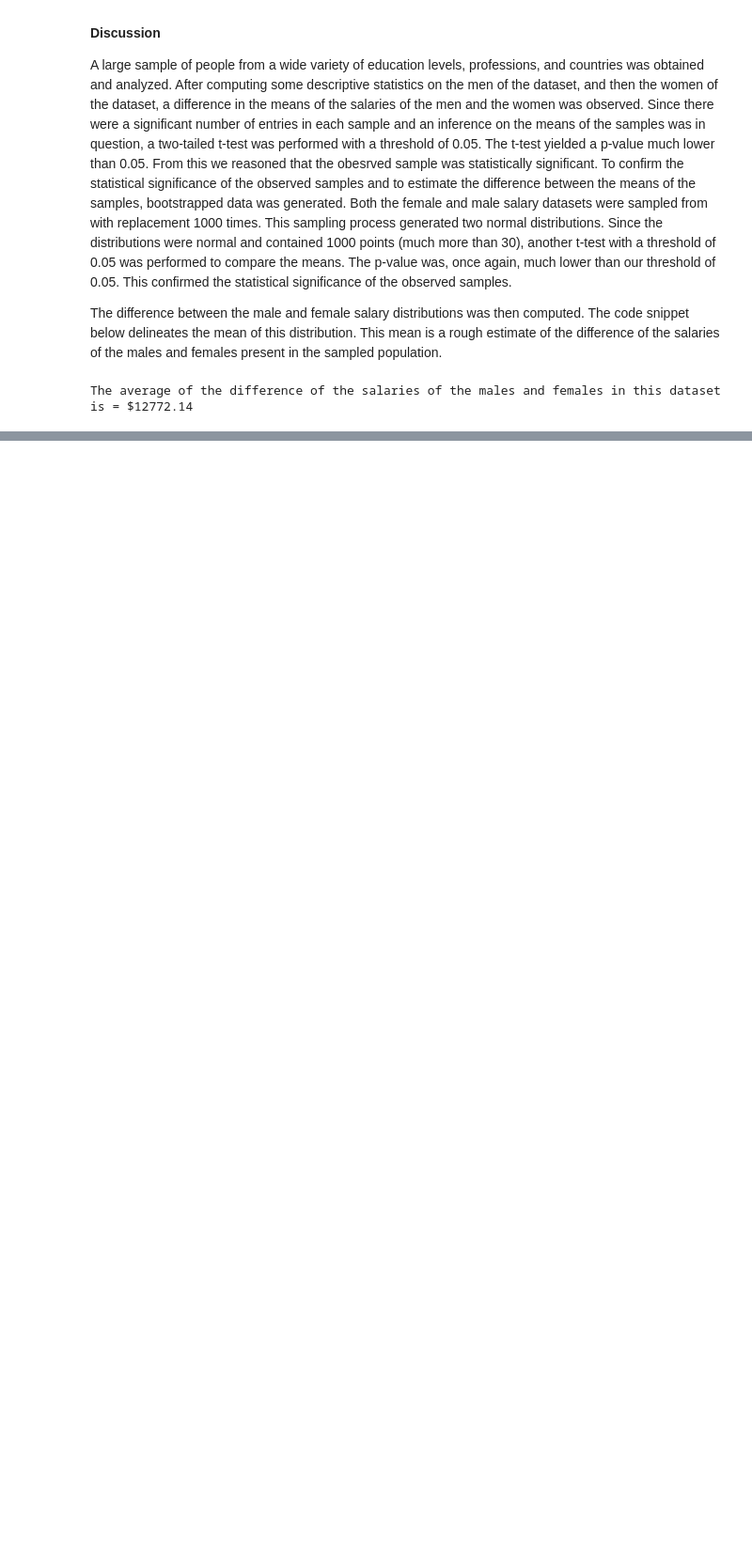
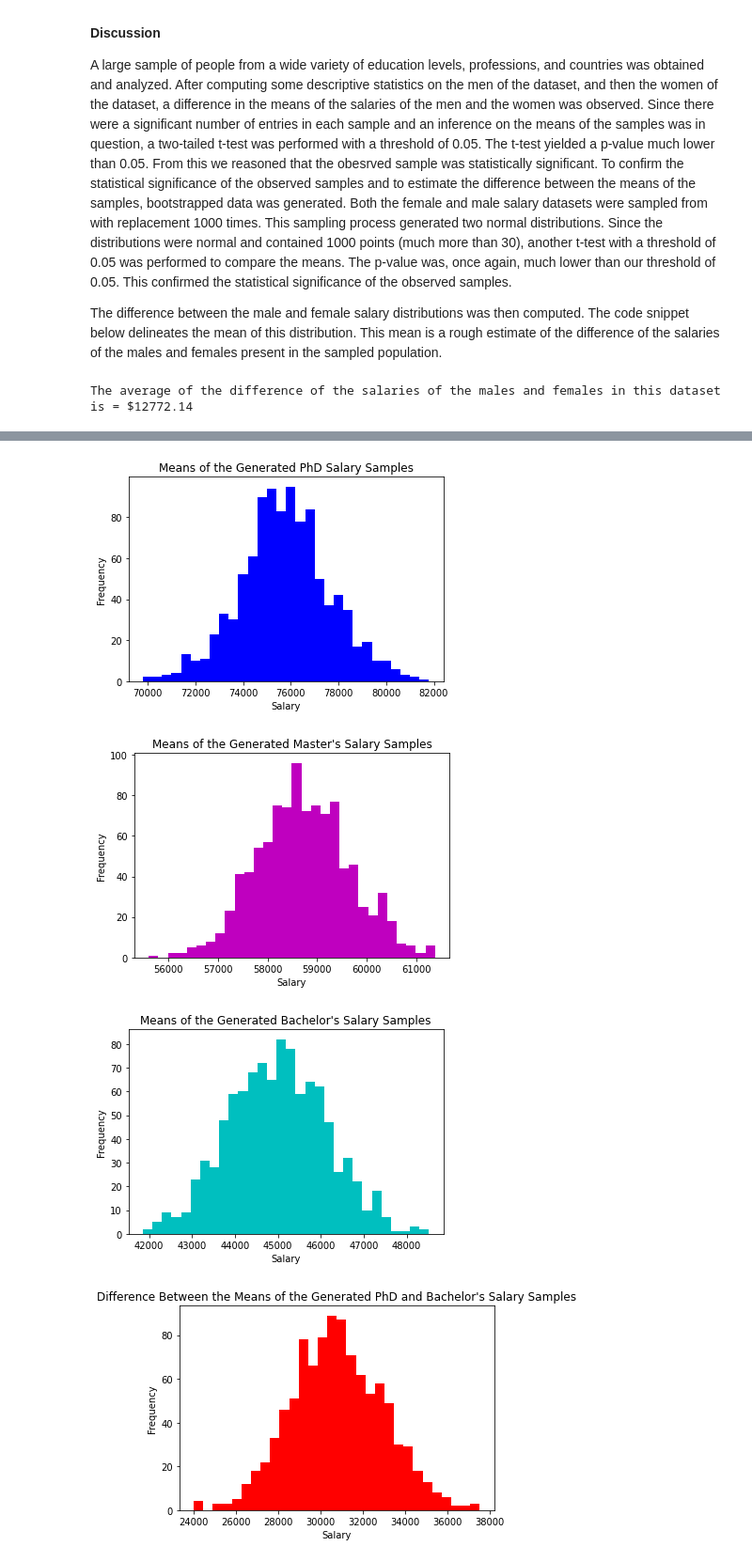
Before and after one commit to atkinssamuel/GenderAndEducationInDSAndML, a Jupyter notebook: atkins_1002951754_assignment1.ipynb, the cells around one changed output, grey strips where cells are left out. Shown at 94% size. Cells and saved outputs as stored; diff of their text form; code cells hidden in the pictures; blank space fills up the shorter version.

```diff
--- a/atkins_1002951754_assignment1.ipynb
+++ b/atkins_1002951754_assignment1.ipynb
@@ -237,0 +249,8 @@ Since the analysis was univariate, it is difficult to infer why this statistical
+# %%
+masters_df = salary_df[salary_df["educ"] == "Master’s degree"]
+phd_df = salary_df[salary_df["educ"] == "Doctoral degree"]
+ba_df = salary_df[salary_df["educ"] == "Bachelor’s degree"]
+
+print("Master's Degree descriptive salary statistics:\n\n", masters_df.salary.describe())
+print("\n\nPhD descriptive salary statistics:\n", phd_df.salary.describe())
+print("\n\nBachelor's descriptive salary statistics:\n", ba_df.salary.describe())
@@ -237,0 +290,62 @@ Since the analysis was univariate, it is difficult to infer why this statistical
+# %%
+np.random.seed(10)
+
+
+phd_means = np.zeros(1000, dtype=float)
+master_means = np.zeros(1000, dtype=float)
+ba_means = np.zeros(1000, dtype=float)
+
+for i in range(1000):
+    phd_sample = np.random.choice(phd_df.salary, replace=True, size=phd_df.salary.shape[0])
+    master_sample = np.random.choice(masters_df.salary, replace=True, size=masters_df.salary.shape[0])
+    ba_sample = np.random.choice(ba_df.salary, replace=True, size=ba_df.salary.shape[0])
+
+    phd_means[i] = np.mean(phd_sample)
+    master_means[i] = np.mean(master_sample)
+    ba_means[i] = np.mean(ba_sample)
+
+
+plt.hist(phd_means, bins=30, color='b')
+plt.title("Means of the Generated PhD Salary Samples")
+plt.ylabel("Frequency")
+plt.xlabel("Salary")
+plt.show()
+
+plt.hist(master_means, bins=30, color='m')
+plt.title("Means of the Generated Master's Salary Samples")
+plt.ylabel("Frequency")
+plt.xlabel("Salary")
+plt.show()
+
+plt.hist(ba_means, bins=30, color='c')
+plt.title("Means of the Generated Bachelor's Salary Samples")
+plt.ylabel("Frequency")
+plt.xlabel("Salary")
+plt.show()
+
+phd_ba = phd_means - ba_means
+phd_masters = phd_means - master_means
+master_ba = master_means - ba_means
+
+plt.hist(phd_ba, bins=30, color='r')
+plt.title("Difference Between the Means of the Generated PhD and Bachelor's Salary Samples")
+plt.ylabel("Frequency")
+plt.xlabel("Salary")
+plt.show()
+
+plt.hist(phd_masters, bins=30, color='g')
+plt.title("Difference Between the Means of the Generated PhD and Master's Salary Samples")
+plt.ylabel("Frequency")
+plt.xlabel("Salary")
+plt.show()
+
+plt.hist(master_ba, bins=30, color='y')
+plt.title("Difference Between the Means of the Generated Master's and Bachelor's Salary Samples")
+plt.ylabel("Frequency")
+plt.xlabel("Salary")
+plt.show()
+# %% [output]
+[figure, added]
+[figure, added]
+[figure, added]
+[figure, added]
```
Also changed, not shown: parts of 22 cells of this notebook.
